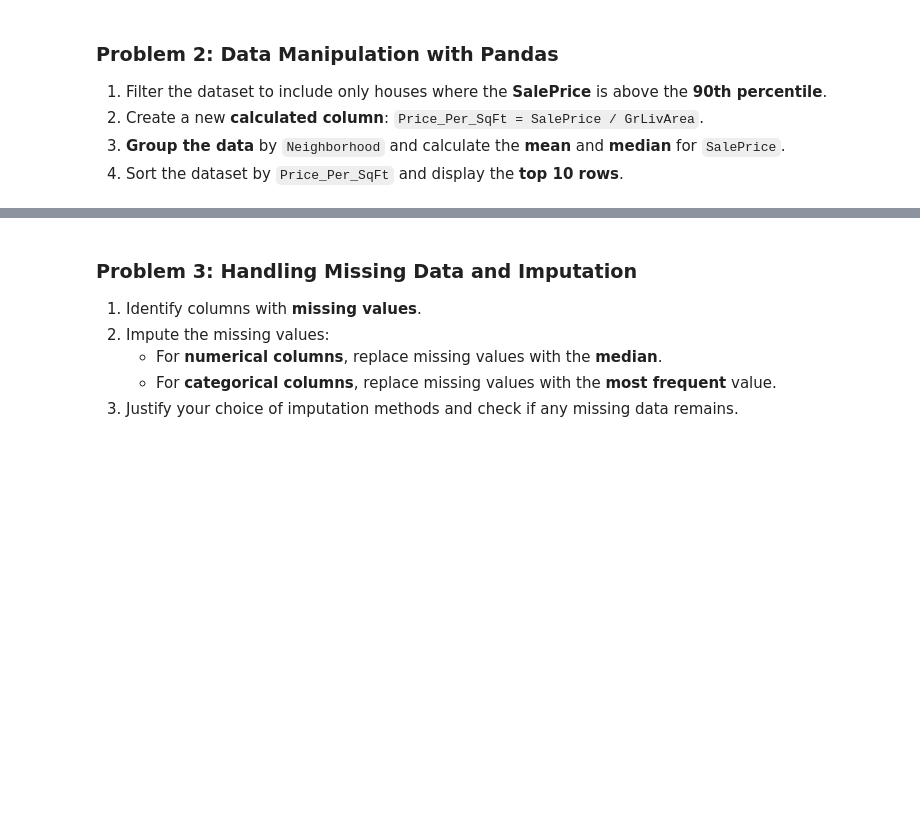
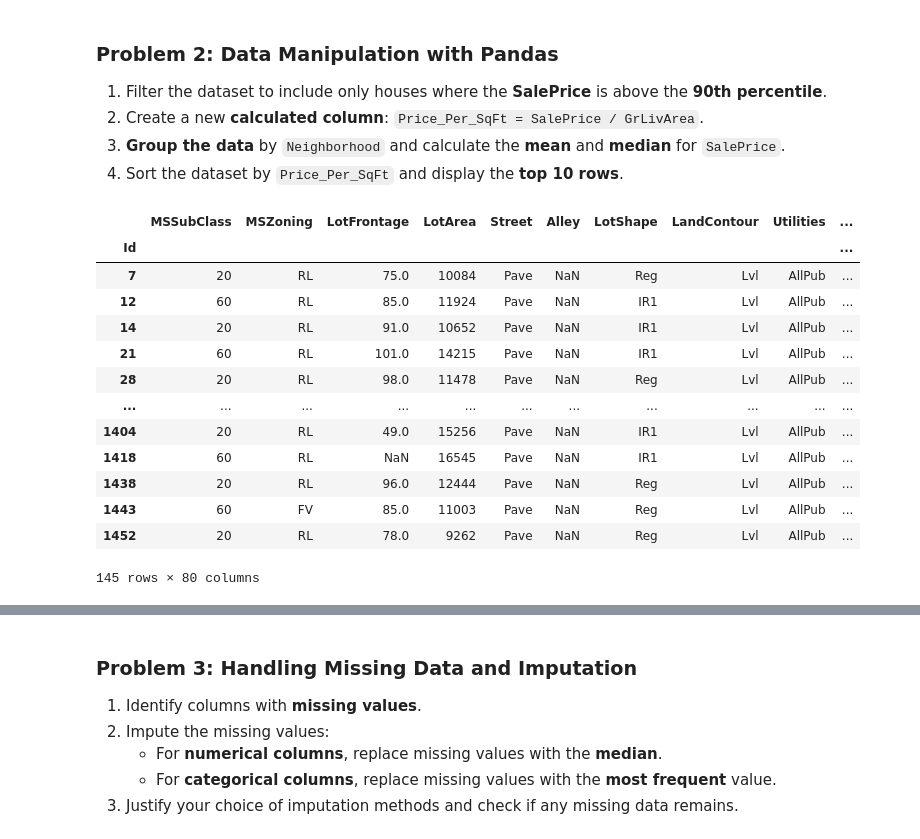
Before and after one commit to abinhyanmikha/Data-Science, a Jupyter notebook: Assignment/Assignment7/Assignment-07_Sep11.ipynb, the cells around one changed output, grey strips where cells are left out. Drawn from its saved outputs; the diff is of its cells as text; code cells hidden in the pictures; blank space fills up the shorter version.

```diff
--- a/Assignment/Assignment7/Assignment-07_Sep11.ipynb
+++ b/Assignment/Assignment7/Assignment-07_Sep11.ipynb
@@ -321,3 +358,22 @@ df.describe().T
 2. Create a new **calculated column**: `Price_Per_SqFt = SalePrice / GrLivArea`.
 3. **Group the data** by `Neighborhood` and calculate the **mean** and **median** for `SalePrice`.
 4. Sort the dataset by `Price_Per_SqFt` and display the **top 10 rows**.
+# %%
+threshold=df['SalePrice'].quantile(0.90)
+filter_df=df[df['SalePrice']>threshold]
+filter_df
+# %% [output]
+|  | MSSubClass | MSZoning | LotFrontage | LotArea | Street | Alley | LotShape | LandContour | Utilities | ... |
+| Id |  |  |  |  |  |  |  |  |  | ... |
+| 7 | 20 | RL | 75.0 | 10084 | Pave | NaN | Reg | Lvl | AllPub | ... |
+| 12 | 60 | RL | 85.0 | 11924 | Pave | NaN | IR1 | Lvl | AllPub | ... |
+| 14 | 20 | RL | 91.0 | 10652 | Pave | NaN | IR1 | Lvl | AllPub | ... |
+| 21 | 60 | RL | 101.0 | 14215 | Pave | NaN | IR1 | Lvl | AllPub | ... |
+| 28 | 20 | RL | 98.0 | 11478 | Pave | NaN | Reg | Lvl | AllPub | ... |
+| ... | ... | ... | ... | ... | ... | ... | ... | ... | ... | ... |
+| 1404 | 20 | RL | 49.0 | 15256 | Pave | NaN | IR1 | Lvl | AllPub | ... |
+| 1418 | 60 | RL | NaN | 16545 | Pave | NaN | IR1 | Lvl | AllPub | ... |
+| 1438 | 20 | RL | 96.0 | 12444 | Pave | NaN | Reg | Lvl | AllPub | ... |
+| 1443 | 60 | FV | 85.0 | 11003 | Pave | NaN | Reg | Lvl | AllPub | ... |
+| 1452 | 20 | RL | 78.0 | 9262 | Pave | NaN | Reg | Lvl | AllPub | ... |
+145 rows × 80 columns
```
Also changed, not shown: parts of 6 cells of this notebook.
